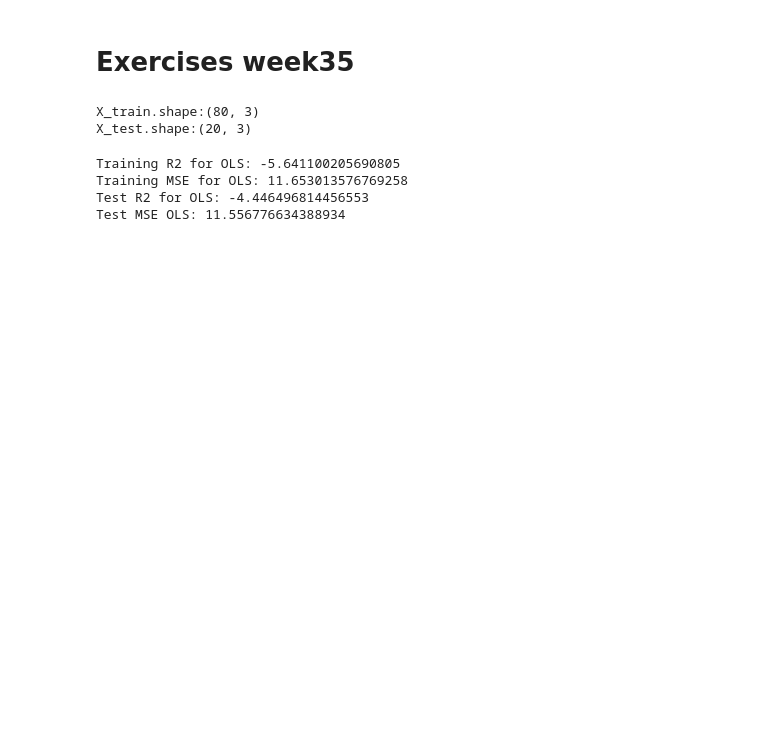
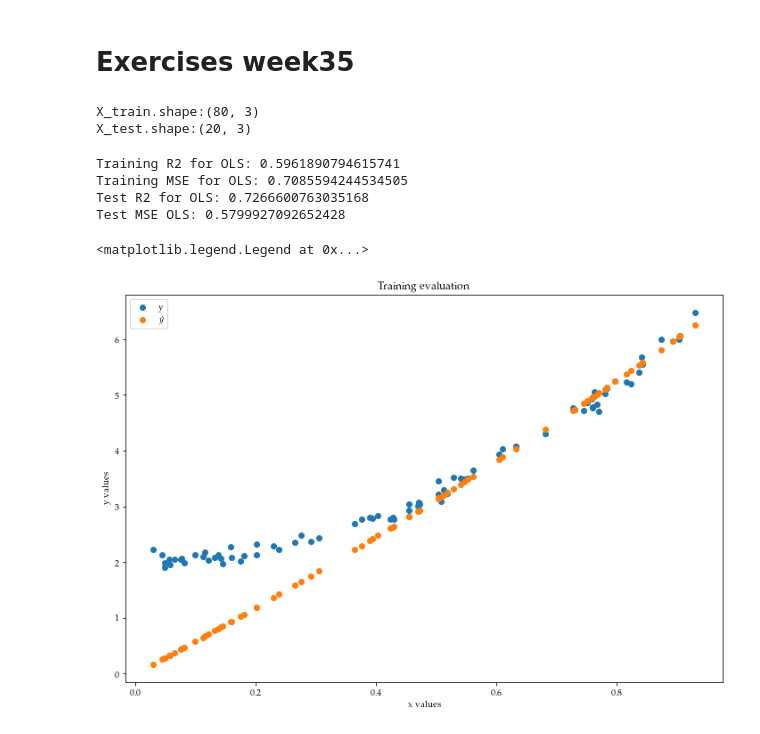
Before and after one commit to AndreasBordvik/FYS-STK4155-Prj1_report, a Jupyter notebook: code/workbench_andreas.ipynb, the cells around one changed output. Cells and saved outputs as stored; diff of their text form; code cells hidden in the pictures; blank space fills up the shorter version.

```diff
--- a/code/workbench_andreas.ipynb
+++ b/code/workbench_andreas.ipynb
@@ -126,22 +130,23 @@ np.random.seed(3155)
 x = np.random.rand(100)
 y = 2.0+5*x*x+0.1*np.random.randn(100) # Second order polynomial with noise
 p = 3 # polynomial degree / number of features
-scale = True
 
 # Data preparation
 X_train, X_test, y_train, y_test = prepare_data(x, y,
                                                 features=p,
                                                 test_size=0.2,
                                                 shuffle=True,
-                                                scale=scale)
+                                                scale_x=False,
+                                                scale_y=False,
+                                                intercept=False)
 print(f"X_train.shape:{X_train.shape}")
 print(f"X_test.shape:{X_test.shape}")
 
 # Creating dataframes of the data
 X_train_df = pd.DataFrame(X_train, columns=[f"x{f}" for f in np.arange(p)])
-y_train_df = pd.DataFrame(y_train, columns=["y"])
 X_test_df = pd.DataFrame(X_test, columns=[f"x{f}" for f in np.arange(p)])
-y_test_df = pd.DataFrame(y_test, columns=["y"])
+#y_train_df = pd.DataFrame(y_train, columns=["y"])
+#y_test_df = pd.DataFrame(y_test, columns=["y"])
 # %% [output]
 X_train.shape:(80, 3)
 X_test.shape:(20, 3)
@@ -163,26 +168,28 @@ print(f"Training MSE for OLS: {MSE(y_train,y_hat_train)}")
 print(f"Test R2 for OLS: {R2(y_test,y_hat_test)}")
 print(f"Test MSE OLS: {MSE(y_test,y_hat_test)}")
 # %% [output]
-Training R2 for OLS: -5.641100205690805
-Training MSE for OLS: 11.653013576769258
-Test R2 for OLS: -4.446496814456553
-Test MSE OLS: 11.556776634388934
+Training R2 for OLS: 0.5961890794615741
+Training MSE for OLS: 0.7085594244534505
+Test R2 for OLS: 0.7266600763035168
+Test MSE OLS: 0.5799927092652428
 # %%
 # Ridge regression
 nbf_lambdas = 20
-y_hat_train_list = [pd.DataFrame()] * nbf_lambdas
-y_hat_test_list = [pd.DataFrame()] * nbf_lambdas
+y_train_df = pd.DataFrame()
+y_hat_train_df = pd.DataFrame()
+y_test_df = pd.DataFrame()
+y_hat_test_df = pd.DataFrame()
 
-for i in np.arange(nbf_lambdas):
+for lam in np.arange(nbf_lambdas):
     model = RidgeRegression() # Instansiate the model
-    model.fit(X_train, y_train, i) # Training the model
+    model.fit(X_train, y_train, lam) # Training the model
 
     # Predictions
     y_hat_train = model.predict(X_train) # predict on train data
     y_hat_test = model.predict(X_test) # predict on test data
 
     # Filling up dataframes
-
-
-    y_hat_train_df[f"y"] = y_hat_train.flatten()
-    y_hat_test_df[f"y"] = y_hat_test.flatten()
+    y_train_df[f"lambda_{lam}"] = y_train.flatten()
+    y_hat_train_df[f"lambda_{lam}"] = y_hat_train.flatten()
+    y_test_df[f"lambda_{lam}"] = y_test.flatten()
+    y_hat_test_df[f"lambda_{lam}"] = y_hat_test.flatten()
@@ -208,0 +203,13 @@ plt.show()
+# %%
+lam = 3
+x_plot = np.arange(nbf_lambdas)
+plt.figure(figsize=(12,8))
+plt.scatter(X_train_df["x0"], y_train_df[f"lambda_{1}"], label="y")
+plt.scatter(X_train_df["x0"], y_hat_train_df[f"lambda_{1}"], label="$\hat{y}$")
+plt.xlabel("x values")
+plt.ylabel("y values")
+plt.title("Training evaluation")
+plt.legend()
+# %% [output]
+<matplotlib.legend.Legend at 0x...>
+[figure, added]
```
Also changed, not shown: parts of 6 cells of this notebook, 1 other file.
